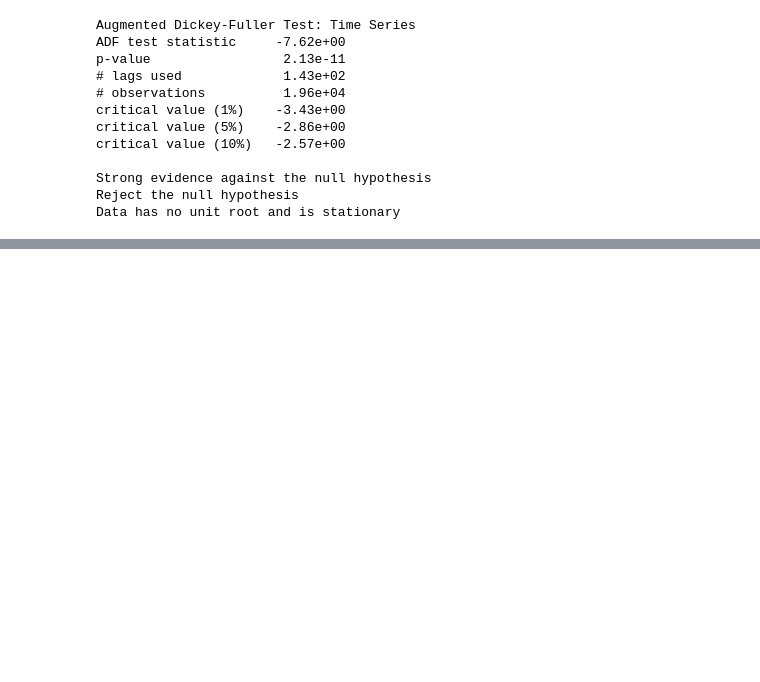
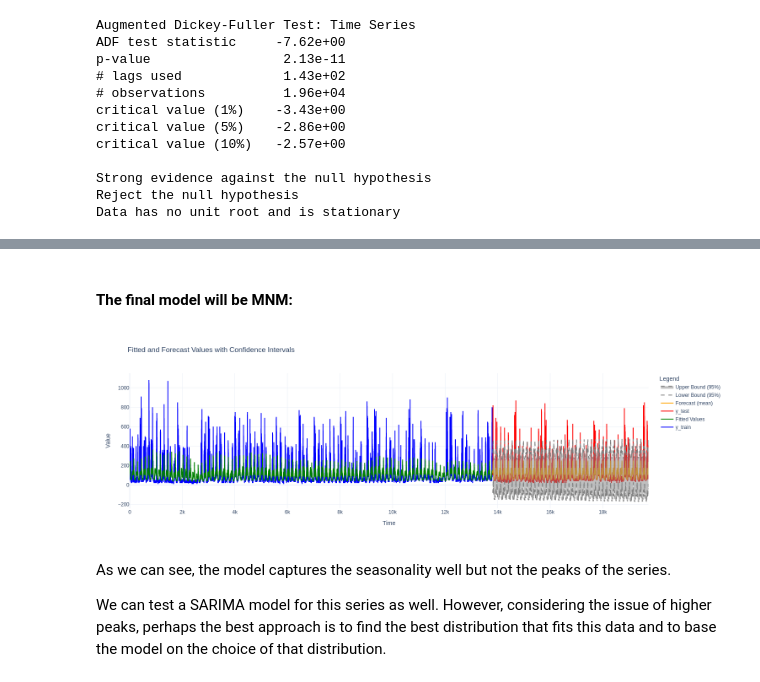
Before and after one commit to bruno2009/Project-Appliances-Energy-Prediction, a Jupyter notebook: Studying-target.ipynb, the cells around one changed output, grey strips where cells are left out. Saved outputs shown, nothing was run; the diff lists cells and outputs as text; code cells hidden in the pictures; blank space fills up the shorter version.

Commit message:
studying-target new

```diff
--- a/Studying-target.ipynb
+++ b/Studying-target.ipynb
@@ -415,0 +449,5 @@ The result from Augmented Dickey-Fuller Test is a contradiction of our previous
+# %%
+X = df.drop(['target'], axis=1 )
+y = df['target']
+
+X.columns
@@ -415,0 +456,4 @@ The result from Augmented Dickey-Fuller Test is a contradiction of our previous
+# %%
+X_train, X_test, y_train, y_test = train_test_split(X, y, test_size=0.3, shuffle=False)
+
+len(X_train), len(y_train), len(X_test), len(y_test)
@@ -415,0 +549,56 @@ The result from Augmented Dickey-Fuller Test is a contradiction of our previous
+# %% [markdown]
+#### The final model will be MNM:
+# %%
+autoets = AutoETS(model='MNM', season_length=144)
+forecast_ets = autoets.forecast(y=y_train.values, h=len(y_test), fitted=True, level=[95])
+# %%
+import plotly.graph_objects as go
+
+# Extracting data
+fitted_values = forecast_ets['fitted']
+mean_forecast = forecast_ets['mean']
+lo_95 = forecast_ets['lo-95']
+hi_95 = forecast_ets['hi-95']
+
+# Define time indices for training and test data
+train_indices = list(range(len(y_train)))
+test_indices = list(range(len(y_train), len(y_train) + len(y_test)))
+
+# Create traces
+fig = go.Figure()
+
+# Plot the true y_train values
+fig.add_trace(go.Scatter(x=train_indices, y=y_train, mode='lines', name='y_train', line=dict(color='blue')))
+
+# Plot the fitted values for y_train
+fig.add_trace(go.Scatter(x=train_indices, y=fitted_values, mode='lines', name='Fitted Values', line=dict(color='green')))
+
+# Plot the true y_test values
+fig.add_trace(go.Scatter(x=test_indices, y=y_test, mode='lines', name='y_test', line=dict(color='red')))
+
+# Plot the mean forecast values for y_test
+fig.add_trace(go.Scatter(x=test_indices, y=mean_forecast, mode='lines', name='Forecast (mean)', line=dict(color='orange')))
+
+# Plot the confidence intervals (lo-95 and hi-95)
+fig.add_trace(go.Scatter(x=test_indices, y=lo_95, fill=None, mode='lines', name='Lower Bound (95%)', line=dict(color='gray', dash='dash')))
+fig.add_trace(go.Scatter(x=test_indices, y=hi_95, fill='tonexty', mode='lines', name='Upper Bound (95%)', line=dict(color='gray', dash='dash')))
+
+# Update layout
+fig.update_layout(
+    title="Fitted and Forecast Values with Confidence Intervals",
+    xaxis_title="Time",
+    yaxis_title="Value",
+    legend_title="Legend",
+    template="plotly_white",
+    height=500, width=1500
+)
+
+# Show the plot
+# fig.show()
+fig.show("png")
+# %% [output]
+[figure, added]
+# %% [markdown]
+As we can see, the model captures the seasonality well but not the peaks of the series.
+
+We can test a SARIMA model for this series as well. However, considering the issue of higher peaks, perhaps the best approach is to find the best distribution that fits this data and to base the model on the choice of that distribution.
```
Also changed, not shown: parts of 14 cells of this notebook, 1 other file.
